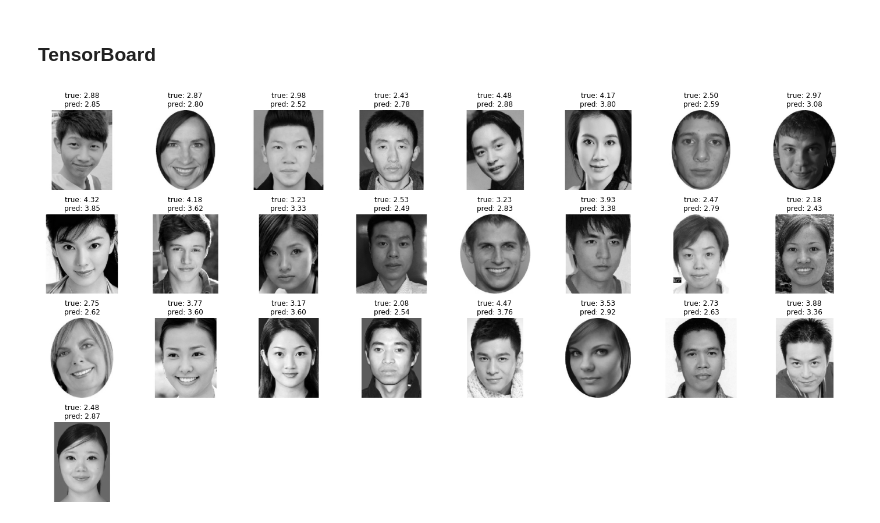
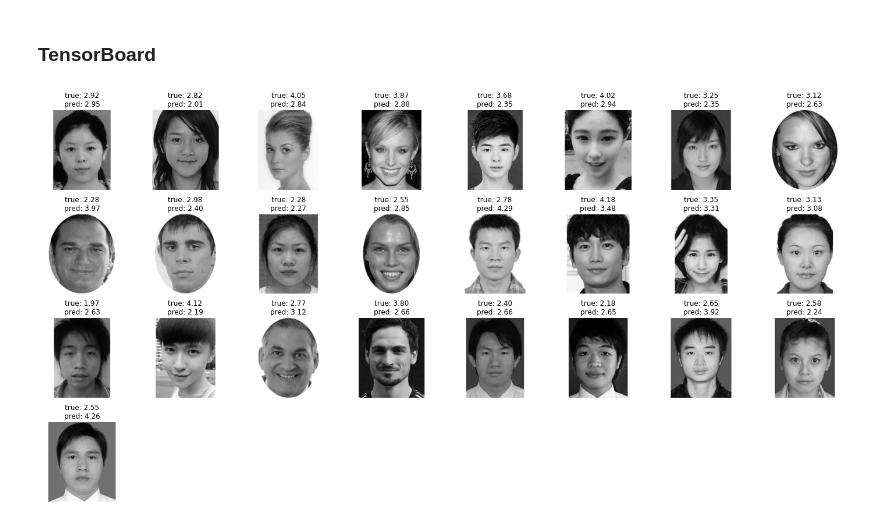
Before and after one commit to LapTQ/IT3910E_facial_beauty_pediction, a Jupyter notebook: facial_beauty_perception.ipynb, the cells around one changed output. Saved outputs shown, nothing was run; the diff lists cells and outputs as text; code cells hidden in the pictures.

```diff
--- a/facial_beauty_perception.ipynb
+++ b/facial_beauty_perception.ipynb
@@ -702,17 +791,16 @@ plot_layer_output('pretrained_model', layer=2, image_index=0)
 # %%
 %tensorboard --logdir {logdir}/lr
 # %%
-validation_data = get_dataset(32)[1]
-predictions = tf.data.Dataset.from_tensor_slices(np.squeeze(model.predict(validation_data))).batch(32)
+predictions = tf.data.Dataset.from_tensor_slices(np.squeeze(models['2'].predict(val_ds))).batch(32)
 # %%
 plt.figure(figsize=(20, 20))
-for imgs, true_scores in validation_data.take(1):
+for imgs, true_scores in val_ds.take(1):
     for pred_scores in predictions.take(1):
         for i in range(25):
             ax = plt.subplot(8, 8, i + 1)
             plt.imshow(np.squeeze(imgs[i]), cmap='gray')
             plt.title('true: {:.2f}\npred: {:.2f}'.format(true_scores[i], pred_scores[i]))
             plt.tight_layout()
             plt.axis("off")
 # %% [output]
-[figure, old version]
+[figure, new version]
```
Also changed, not shown: parts of 7 cells of this notebook.
